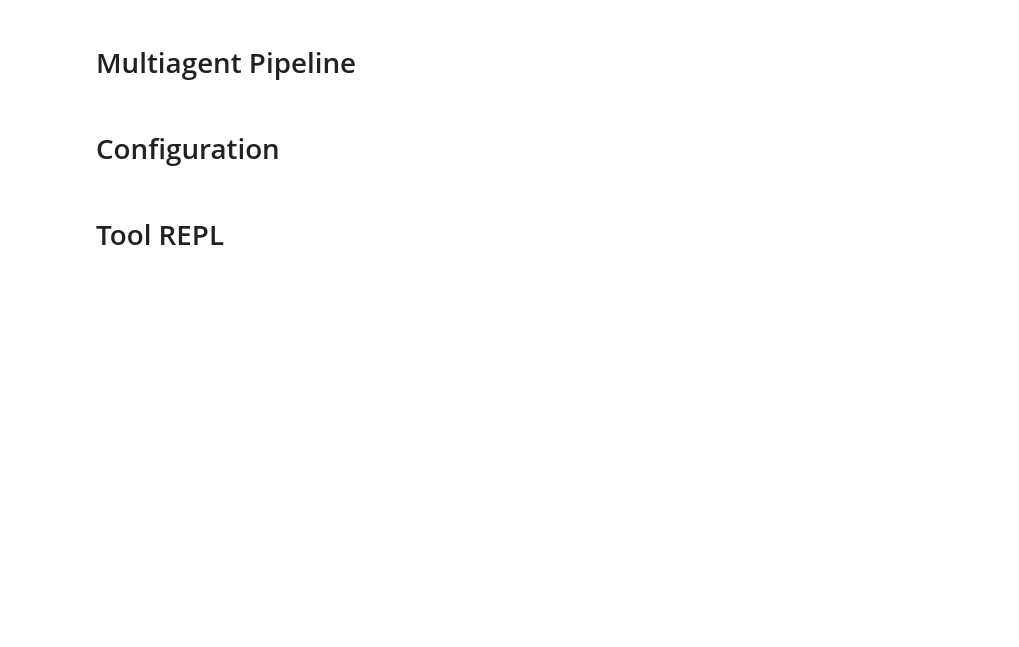
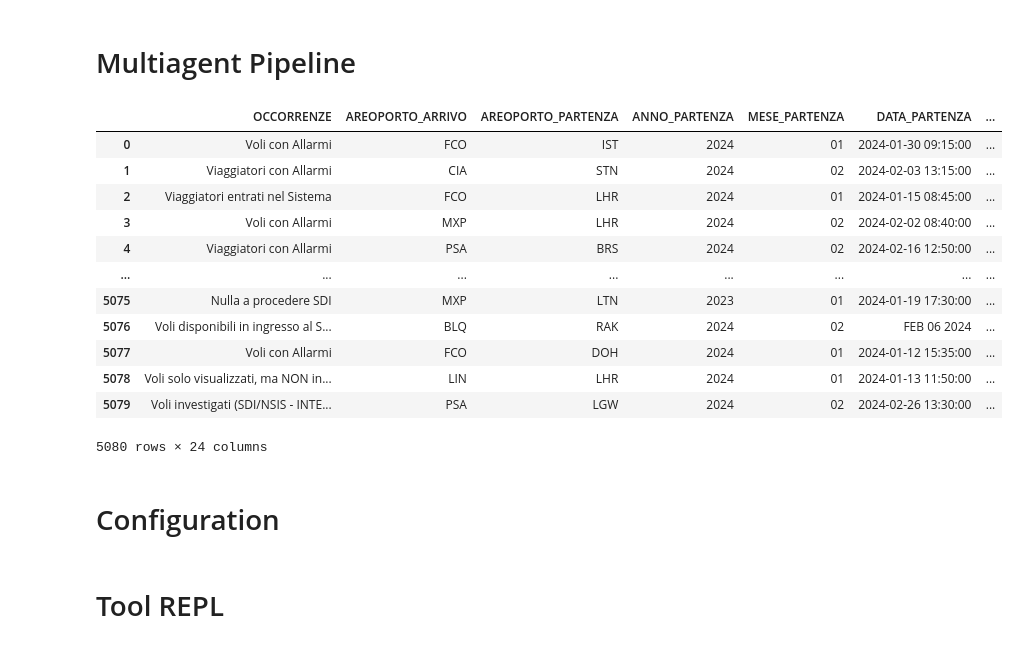
Before and after one commit to stefanotractor/FBI-Agents-817541, a Jupyter notebook: main_agents_fixed_v2.ipynb, the cells around one changed output. Cells and saved outputs as stored; diff of their text form; code cells hidden in the pictures; blank space fills up the shorter version.

```diff
--- a/main_agents_fixed_v2.ipynb
+++ b/main_agents_fixed_v2.ipynb
@@ -3,6 +3,24 @@
 # %%
 # Facoltativo: installa dipendenze se ti servono in un ambiente pulito
 # %pip install -r requirements.txt
+# %%
+import pandas as pd
+df = pd.read_csv('data/raw/ALLARMI.csv')
+df
+# %% [output]
+|  | OCCORRENZE | AREOPORTO_ARRIVO | AREOPORTO_PARTENZA | ANNO_PARTENZA | MESE_PARTENZA | DATA_PARTENZA | ... |
+| 0 | Voli con Allarmi | FCO | IST | 2024 | 01 | 2024-01-30 09:15:00 | ... |
+| 1 | Viaggiatori con Allarmi | CIA | STN | 2024 | 02 | 2024-02-03 13:15:00 | ... |
+| 2 | Viaggiatori entrati nel Sistema | FCO | LHR | 2024 | 01 | 2024-01-15 08:45:00 | ... |
+| 3 | Voli con Allarmi | MXP | LHR | 2024 | 02 | 2024-02-02 08:40:00 | ... |
+| 4 | Viaggiatori con Allarmi | PSA | BRS | 2024 | 02 | 2024-02-16 12:50:00 | ... |
+| ... | ... | ... | ... | ... | ... | ... | ... |
+| 5075 | Nulla a procedere SDI | MXP | LTN | 2023 | 01 | 2024-01-19 17:30:00 | ... |
+| 5076 | Voli disponibili in ingresso al S... | BLQ | RAK | 2024 | 02 | FEB 06 2024 | ... |
+| 5077 | Voli con Allarmi | FCO | DOH | 2024 | 01 | 2024-01-12 15:35:00 | ... |
+| 5078 | Voli solo visualizzati, ma NON in... | LIN | LHR | 2024 | 01 | 2024-01-13 11:50:00 | ... |
+| 5079 | Voli investigati (SDI/NSIS - INTE... | PSA | LGW | 2024 | 02 | 2024-02-26 13:30:00 | ... |
+5080 rows × 24 columns
 # %% [markdown]
 # Configuration
 # %%
```
Also changed, not shown: parts of 16 cells of this notebook, 8 other files.
